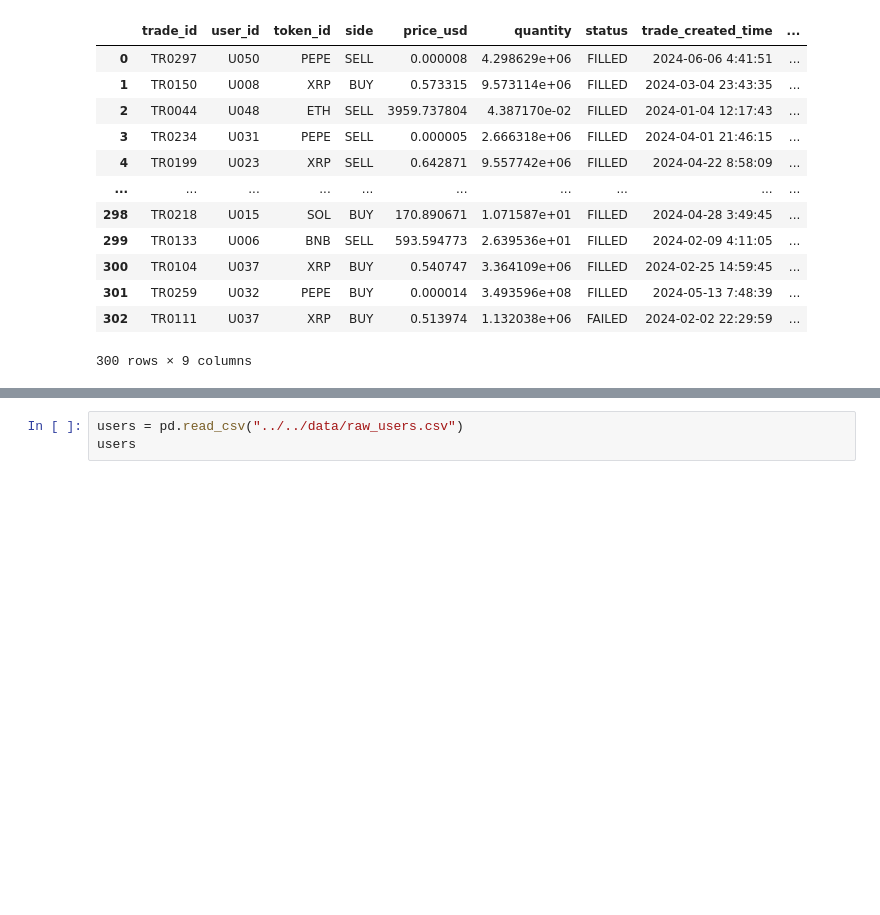
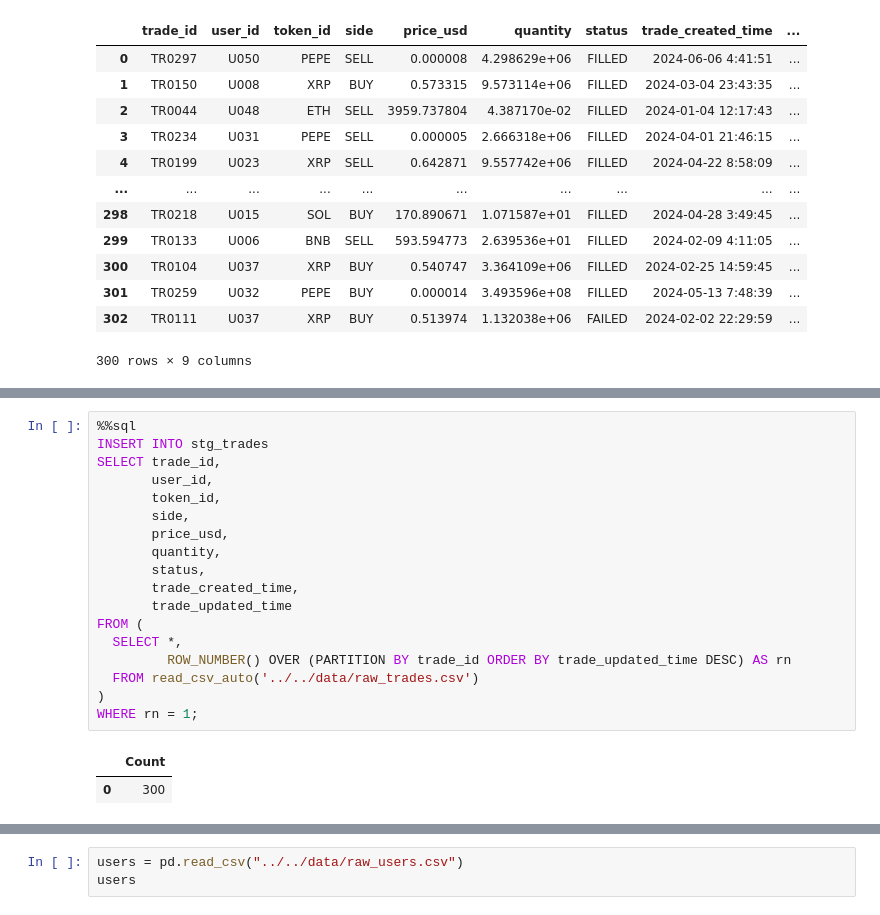
Before and after one commit to nivanrs/cryptocurrency_exchange, a Jupyter notebook: notebook/dev/process_dev.ipynb, the cells around one changed output, grey strips where cells are left out. Saved outputs shown, nothing was run; the diff lists cells and outputs as text; blank space fills up the shorter version.

```diff
--- a/notebook/dev/process_dev.ipynb
+++ b/notebook/dev/process_dev.ipynb
@@ -174,0 +292,21 @@ trades_deduped
+# %%
+%%sql
+INSERT INTO stg_trades
+SELECT trade_id,
+       user_id,
+       token_id,
+       side,
+       price_usd,
+       quantity,
+       status,
+       trade_created_time,
+       trade_updated_time
+FROM (
+  SELECT *,
+         ROW_NUMBER() OVER (PARTITION BY trade_id ORDER BY trade_updated_time DESC) AS rn
+  FROM read_csv_auto('../../data/raw_trades.csv')
+)
+WHERE rn = 1;
+# %% [output]
+|  | Count |
+| 0 | 300 |
```
Also changed, not shown: parts of 23 cells of this notebook.
